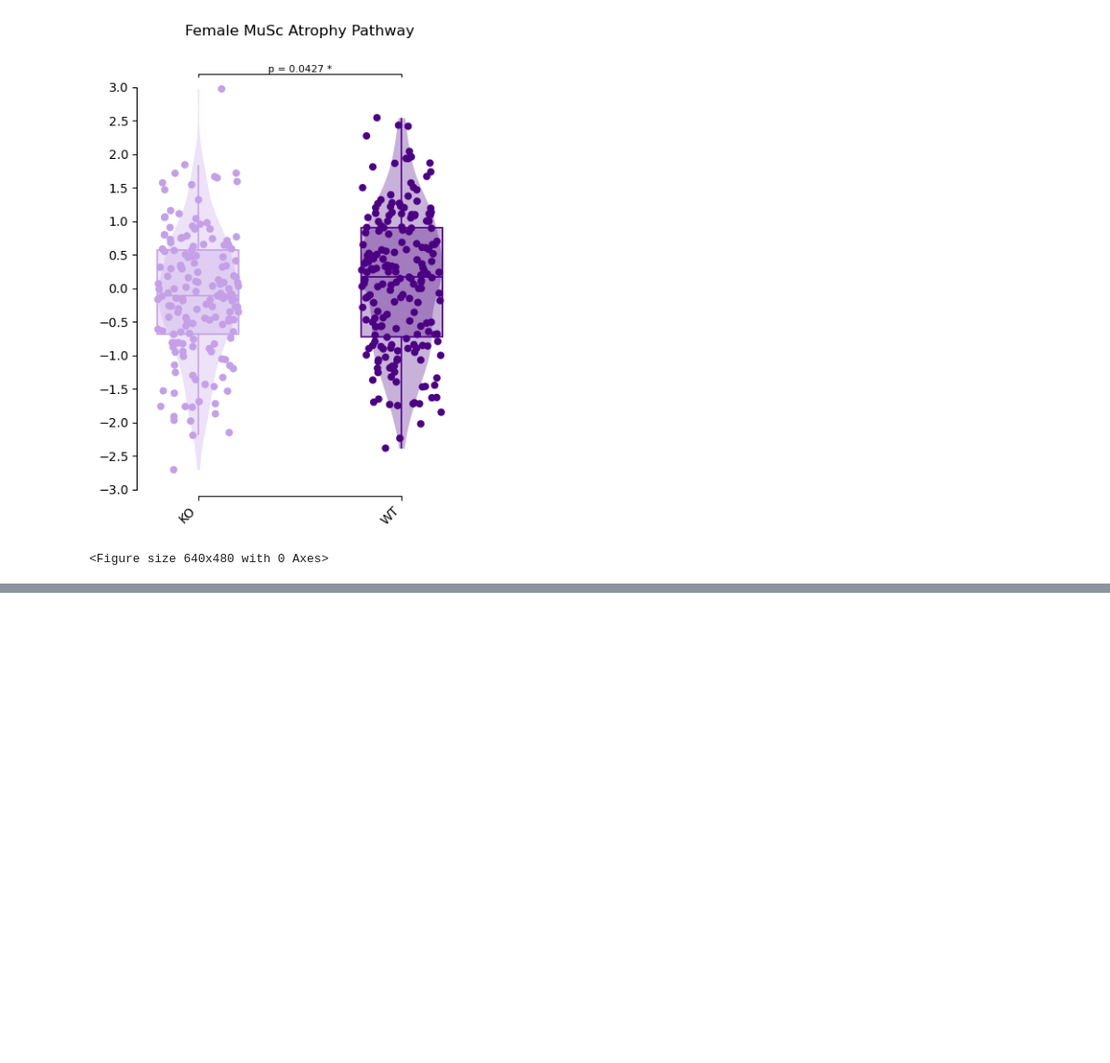
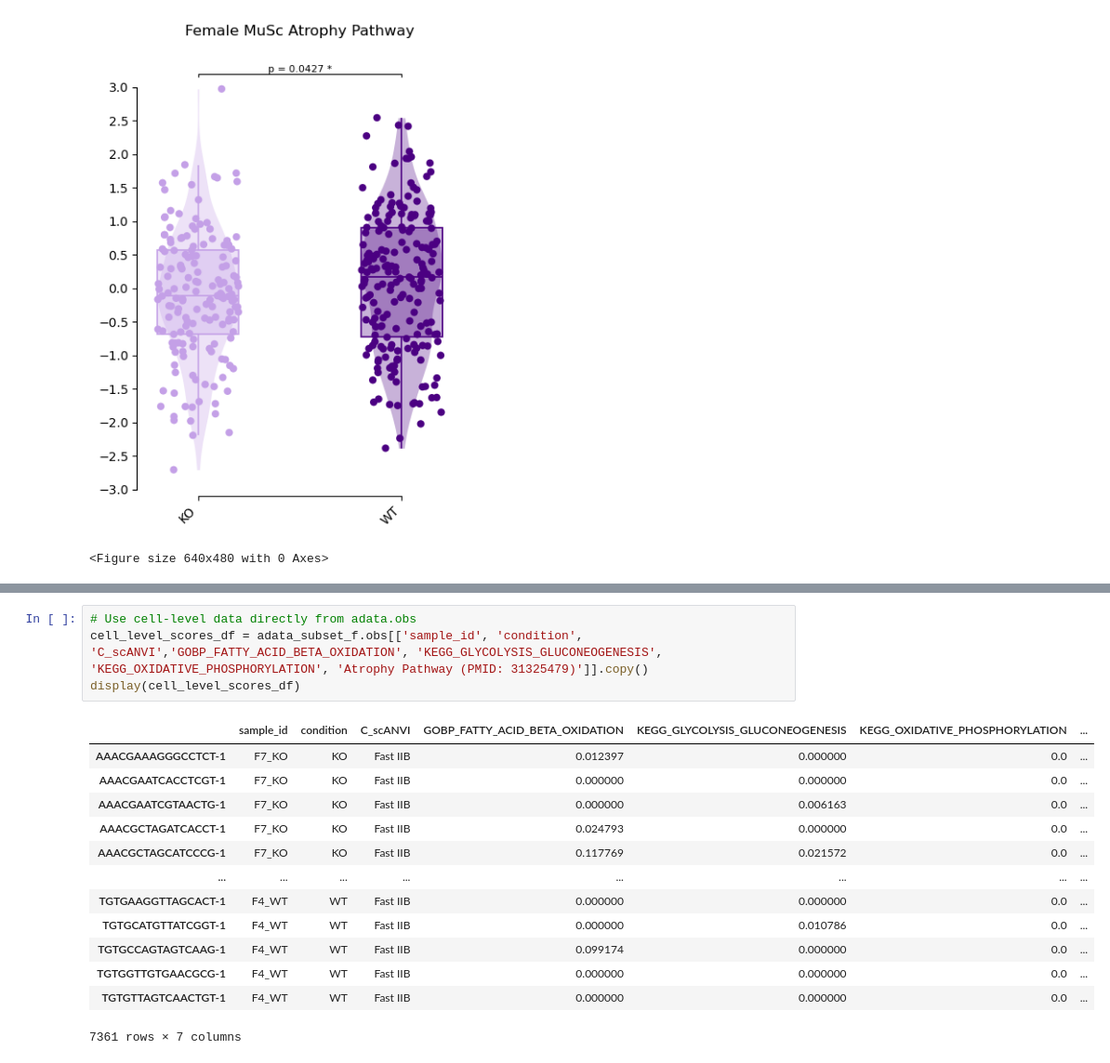
Before and after one commit to akanksha-sachan/TA_muscle_ageing, a Jupyter notebook: py_scripts/geneset_analysis/group_level_analysis.ipynb, the cells around one changed output, grey strips where cells are left out. Shown at 93% size. Saved outputs shown, nothing was run; the diff lists cells and outputs as text; blank space fills up the shorter version.

```diff
--- a/py_scripts/geneset_analysis/group_level_analysis.ipynb
+++ b/py_scripts/geneset_analysis/group_level_analysis.ipynb
@@ -144,0 +447,18 @@ Passing `palette` without assigning `hue` is deprecated and will be removed in v
+# %%
+# Use cell-level data directly from adata.obs
+cell_level_scores_df = adata_subset_f.obs[['sample_id', 'condition', 'C_scANVI','GOBP_FATTY_ACID_BETA_OXIDATION', 'KEGG_GLYCOLYSIS_GLUCONEOGENESIS', 'KEGG_OXIDATIVE_PHOSPHORYLATION', 'Atrophy Pathway (PMID: 31325479)']].copy()
+display(cell_level_scores_df)
+# %% [output]
+|  | sample_id | condition | C_scANVI | GOBP_FATTY_ACID_BETA_OXIDATION | KEGG_GLYCOLYSIS_GLUCONEOGENESIS | KEGG_OXIDATIVE_PHOSPHORYLATION | ... |
+| AAACGAAAGGGCCTCT-1 | F7_KO | KO | Fast IIB | 0.012397 | 0.000000 | 0.0 | ... |
+| AAACGAATCACCTCGT-1 | F7_KO | KO | Fast IIB | 0.000000 | 0.000000 | 0.0 | ... |
+| AAACGAATCGTAACTG-1 | F7_KO | KO | Fast IIB | 0.000000 | 0.006163 | 0.0 | ... |
+| AAACGCTAGATCACCT-1 | F7_KO | KO | Fast IIB | 0.024793 | 0.000000 | 0.0 | ... |
+| AAACGCTAGCATCCCG-1 | F7_KO | KO | Fast IIB | 0.117769 | 0.021572 | 0.0 | ... |
+| ... | ... | ... | ... | ... | ... | ... | ... |
+| TGTGAAGGTTAGCACT-1 | F4_WT | WT | Fast IIB | 0.000000 | 0.000000 | 0.0 | ... |
+| TGTGCATGTTATCGGT-1 | F4_WT | WT | Fast IIB | 0.000000 | 0.010786 | 0.0 | ... |
+| TGTGCCAGTAGTCAAG-1 | F4_WT | WT | Fast IIB | 0.099174 | 0.000000 | 0.0 | ... |
+| TGTGGTTGTGAACGCG-1 | F4_WT | WT | Fast IIB | 0.000000 | 0.000000 | 0.0 | ... |
+| TGTGTTAGTCAACTGT-1 | F4_WT | WT | Fast IIB | 0.000000 | 0.000000 | 0.0 | ... |
+7361 rows × 7 columns
```
Also changed, not shown: parts of 15 cells of this notebook, 5 other files.
